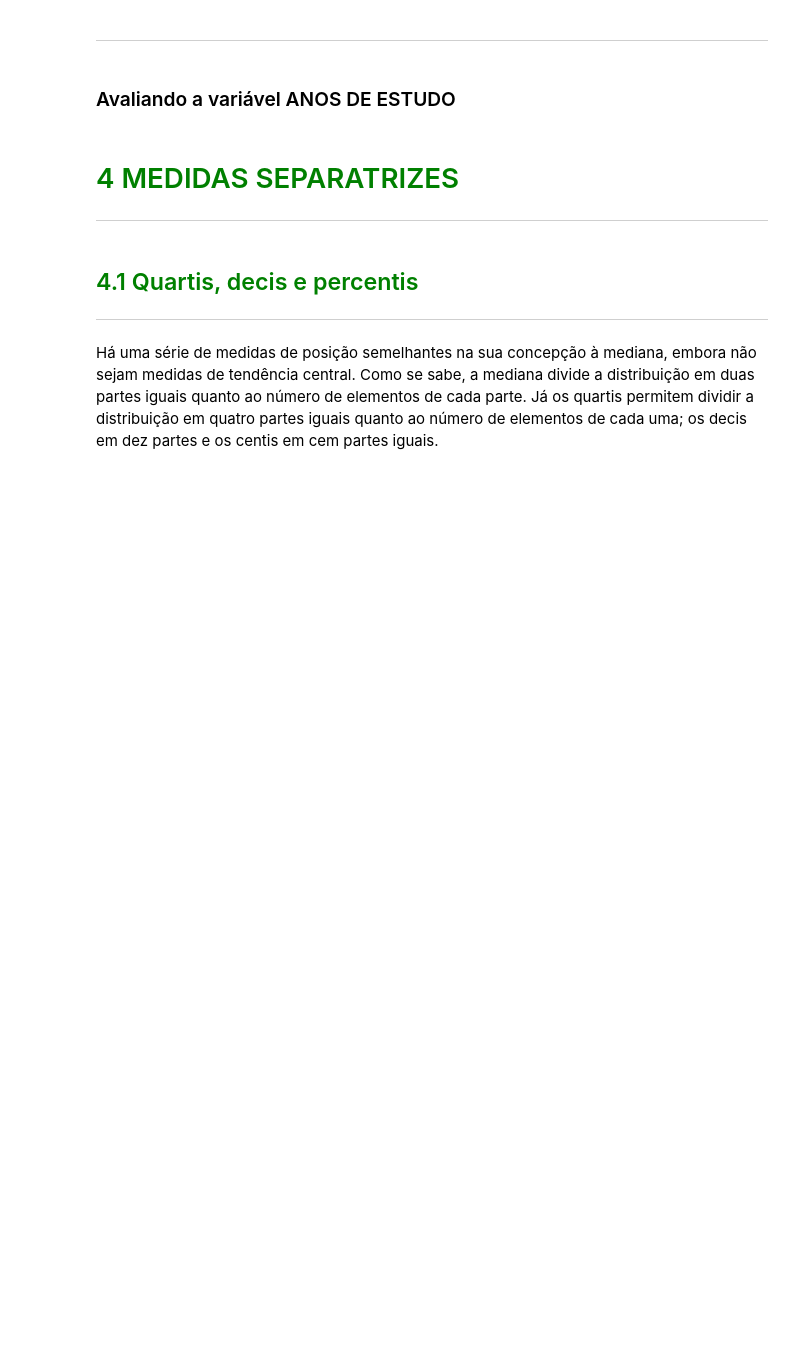
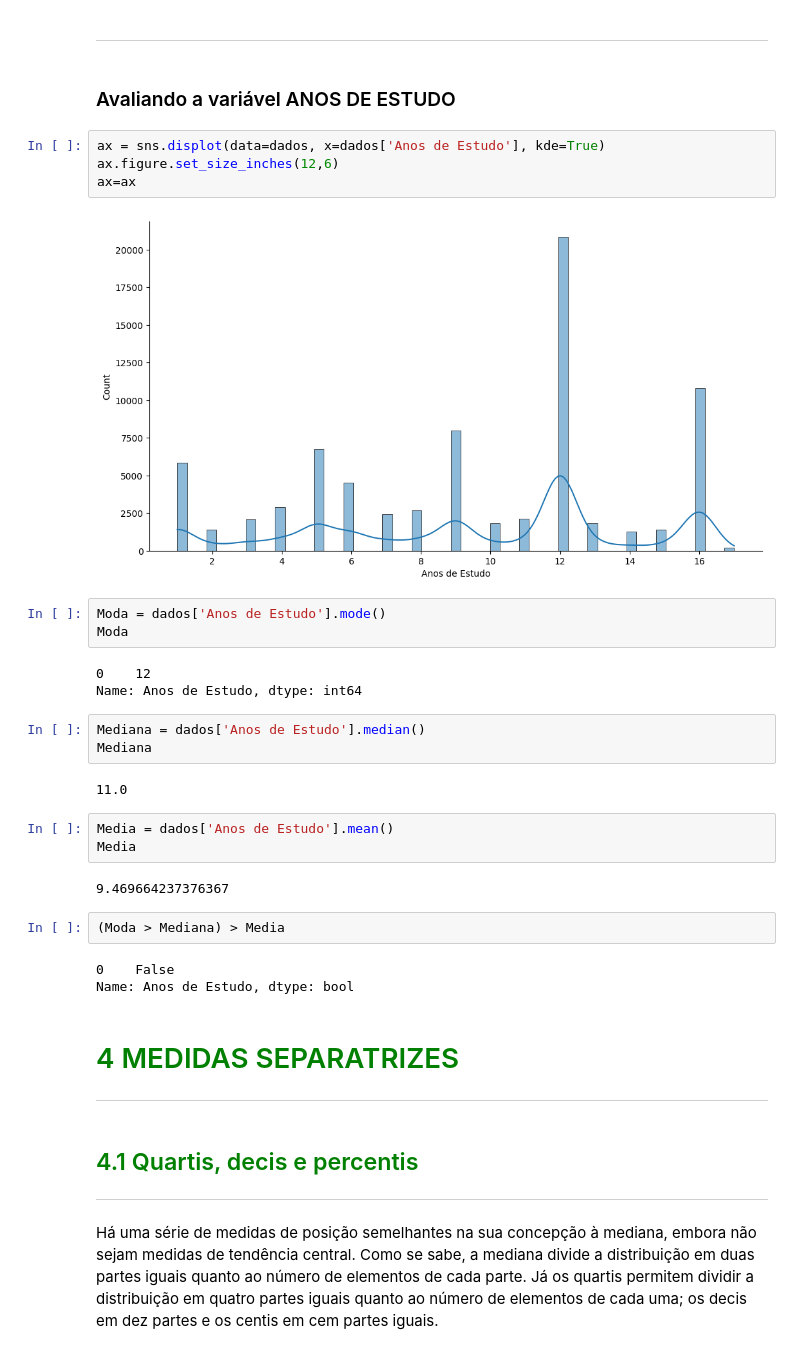
Before and after one commit to rivaldo/estatistica_basica_tcc, a Jupyter notebook: Curso de Estatística/Curso_de_Estatística_Parte_1.ipynb, the cells around one changed output. Cells and saved outputs as stored; diff of their text form; blank space fills up the shorter version.

```diff
--- a/Curso de Estatística/Curso_de_Estatística_Parte_1.ipynb
+++ b/Curso de Estatística/Curso_de_Estatística_Parte_1.ipynb
@@ -679,6 +937,33 @@ Pode-se definir a moda como sendo o valor mais frequente de um conjunto de dados
 ***
 # %% [markdown]
 ### Avaliando a variável ANOS DE ESTUDO
+# %%
+ax = sns.displot(data=dados, x=dados['Anos de Estudo'], kde=True)
+ax.figure.set_size_inches(12,6)
+ax=ax
+# %% [output]
+[figure, added]
+# %%
+Moda = dados['Anos de Estudo'].mode()
+Moda
+# %% [output]
+0    12
+Name: Anos de Estudo, dtype: int64
+# %%
+Mediana = dados['Anos de Estudo'].median()
+Mediana
+# %% [output]
+11.0
+# %%
+Media = dados['Anos de Estudo'].mean()
+Media
+# %% [output]
+9.469664237376367
+# %%
+(Moda > Mediana) > Media
+# %% [output]
+0    False
+Name: Anos de Estudo, dtype: bool
 # %% [markdown]
 # <font color=green>4 MEDIDAS SEPARATRIZES</font>
 ***
```
Also changed, not shown: parts of 47 cells of this notebook.
